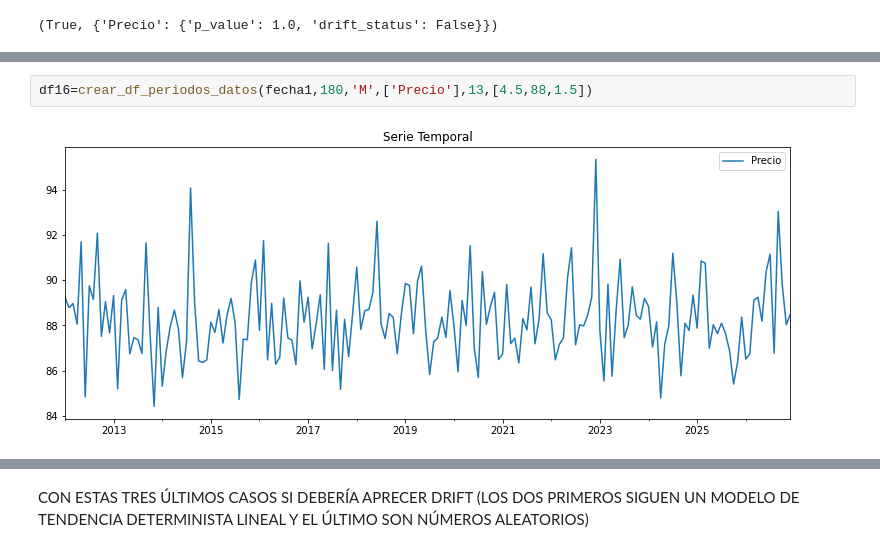
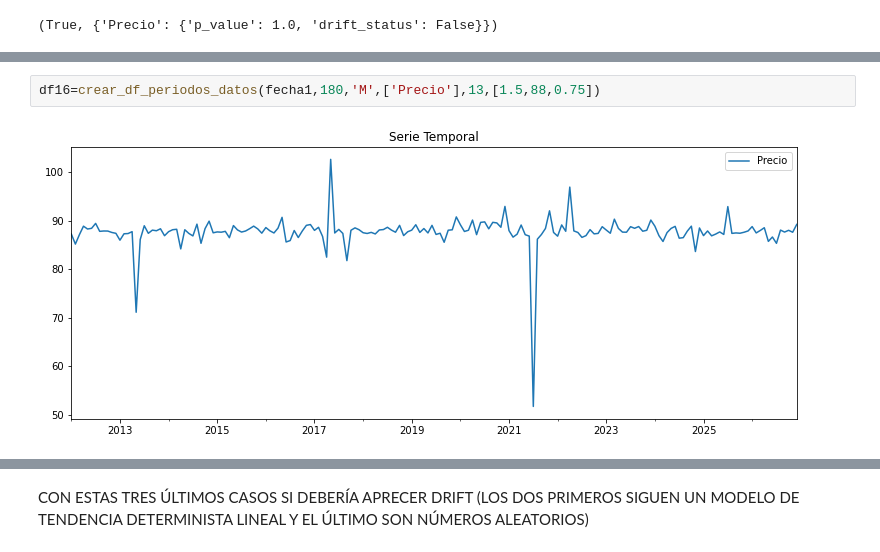
Before and after one commit to davidraamirez/drift-detection_data-augmentation, a Jupyter notebook: validacion/VAL_MODELOS.ipynb, the cells around one changed output, grey strips where cells are left out. Saved outputs shown, nothing was run; the diff lists cells and outputs as text.

```diff
--- a/validacion/VAL_MODELOS.ipynb
+++ b/validacion/VAL_MODELOS.ipynb
@@ -169,7 +169,7 @@ detect_dataset_drift_ks(df15[:144],df15[144:],threshold_ks)
 # %%
-df16=crear_df_periodos_datos(fecha1,180,'M',['Precio'],13,[4.5,88,1.5])
+df16=crear_df_periodos_datos(fecha1,180,'M',['Precio'],13,[1.5,88,0.75])
 # %% [output]
-[figure, old version]
+[figure, new version]
 # %%
 detect_dataset_drift_ks(df15[:144],df15[144:],threshold_ks)
 # %% [output]
```
Also changed, not shown: parts of 229 cells of this notebook.
